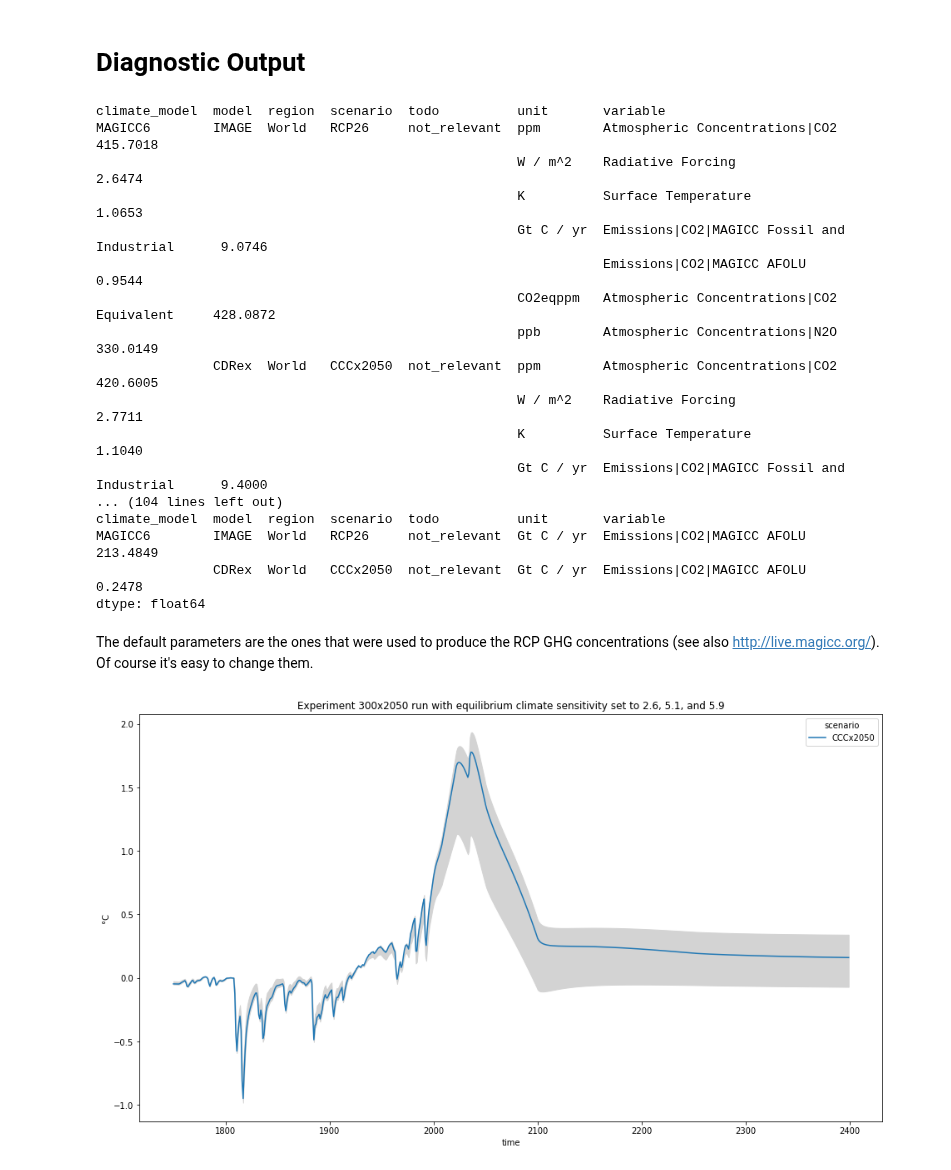
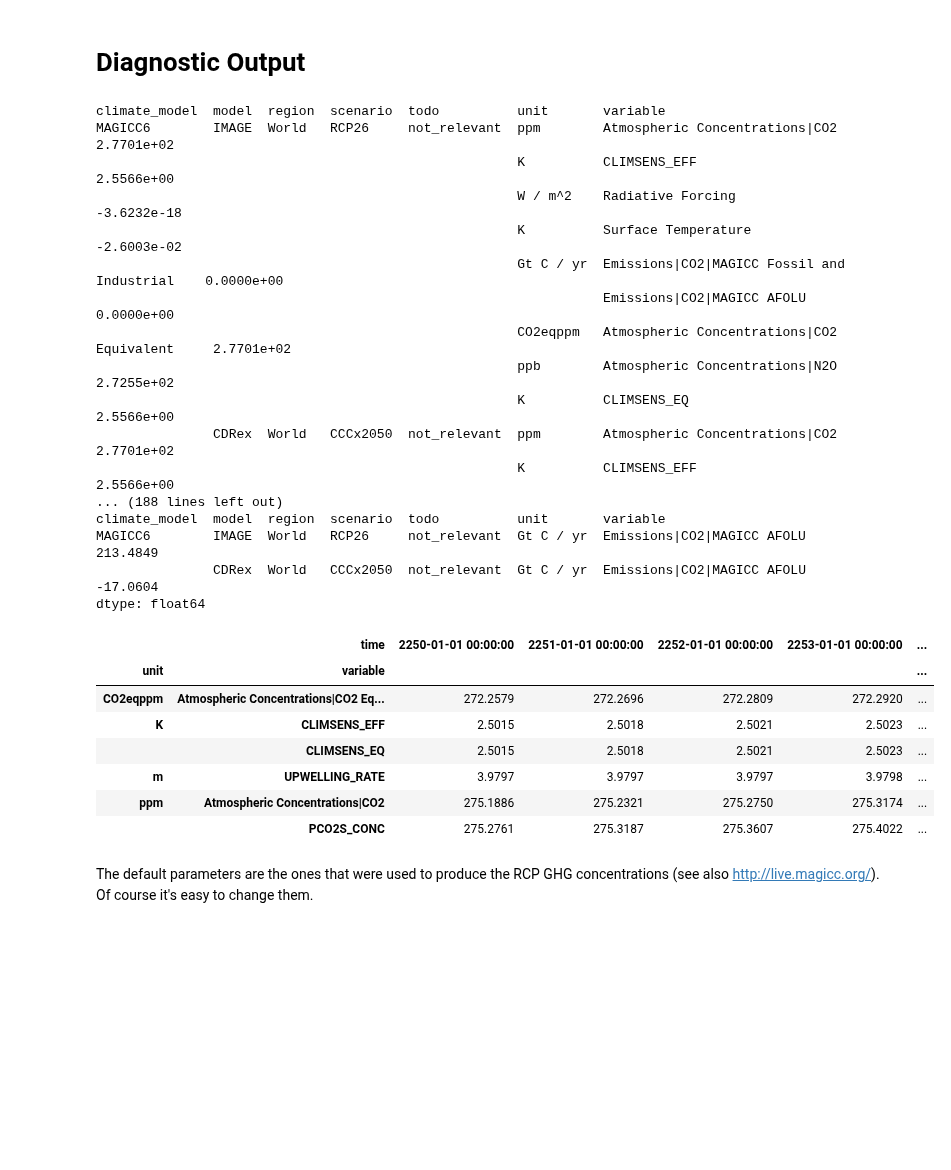
Before and after one commit to hsbay/cdrmex, a Jupyter notebook: ONCtests.ipynb, the cells around one changed output. Drawn from its saved outputs; the diff is of its cells as text; code cells hidden in the pictures; blank space fills up the shorter version.

```diff
--- a/ONCtests.ipynb
+++ b/ONCtests.ipynb
@@ -114,13 +106,13 @@ def interpt(start,end,length):
 # %%
 # Calculate how much carbon to remove to achieve 300 ppm at 2050
-CRsyr = 2022
+CRsyr = 2030
 Bkyr = 2050
 # CO₂ gas is in GtC (2021 AnthroFF)
-AnthroC = 469
-LuC =  190        # MAGICC Cumulative LUC
+AnthroC = 477.84 - (5.6886 * 6)
+LuC =  210 - 20        # MAGICC Cumulative LUC
 # to 300 ppm
-AC_2050 = 256
-LuC_2050 = 73     # 63GtC for 2.33 GtC [2021:2050]
+AC_2050 =  192
+LuC_2050 = 75         # 63GtC for 2.33 GtC [2021:2050] at 2.6 tcs
 
 # Remove IMB and LUC overage from AnthroC
 # account for differences between landsink
@@ -128,8 +120,8 @@ LuC_2050 = 73     # 63GtC for 2.33 GtC [2021:2050]
 # to the present. GCB 2020, LUC = 212.33
 # current skew will push up final CO2 ppm
 # to 277-278ppm
-#40 for 2.6 sensitivity, 0 for higher sensitivity
-skew = 0 #40
+#40 for 2.6 sensitivity, 0 for higher tcs
+skew = 49         #
 # %%
 ki_mo_ghgs_F = [ 'HFC134a', 'HFC245fa', 'HFC227ea', 'HFC4310', 'HFC32', 'HFC125', 'HFC143a', 'HFC23' ]
 broken_Fghgs = ['N2O', 'CF4', 'C2F6', 'C6F14', 'HFC143a', 'SF6']
@@ -435,7 +434,7 @@ for n, var in enumerate(vars):
 # %% [markdown]
 # Diagnostic Output
 # %%
-for dt in 2021,2050,2100,2400:
+for dt in 1750,1850,2023,2050,2100,2300:
     for var in vars,ems_ff:
         print(res.filter(variable = var,
                          region='World').timeseries().loc[:,datetime(dt,1,1)])
@@ -445,21 +444,21 @@ for dt in 2021,2050,2100,2400:
                          region='World').timeseries().loc[:,datetime(1750,1,1):datetime(dt,1,1)].sum(axis=1))
 # %% [output]
 climate_model  model  region  scenario  todo          unit       variable
-MAGICC6        IMAGE  World   RCP26     not_relevant  ppm        Atmospheric Concentrations|CO2                415.7018
-                                                      W / m^2    Radiative Forcing                               2.6474
-                                                      K          Surface Temperature                             1.0653
-                                                      Gt C / yr  Emissions|CO2|MAGICC Fossil and Industrial      9.0746
-                                                                 Emissions|CO2|MAGICC AFOLU                      0.9544
-                                                      CO2eqppm   Atmospheric Concentrations|CO2 Equivalent     428.0872
-                                                      ppb        Atmospheric Concentrations|N2O                330.0149
-               CDRex  World   CCCx2050  not_relevant  ppm        Atmospheric Concentrations|CO2                420.6005
-                                                      W / m^2    Radiative Forcing                               2.7711
-                                                      K          Surface Temperature                             1.1040
-                                                      Gt C / yr  Emissions|CO2|MAGICC Fossil and Industrial      9.4000
-... (104 lines left out)
+MAGICC6        IMAGE  World   RCP26     not_relevant  ppm        Atmospheric Concentrations|CO2                2.7701e+02
+                                                      K          CLIMSENS_EFF                                  2.5566e+00
+                                                      W / m^2    Radiative Forcing                            -3.6232e-18
+                                                      K          Surface Temperature                          -2.6003e-02
+                                                      Gt C / yr  Emissions|CO2|MAGICC Fossil and Industrial    0.0000e+00
+                                                                 Emissions|CO2|MAGICC AFOLU                    0.0000e+00
+                                                      CO2eqppm   Atmospheric Concentrations|CO2 Equivalent     2.7701e+02
+                                                      ppb        Atmospheric Concentrations|N2O                2.7255e+02
+                                                      K          CLIMSENS_EQ                                   2.5566e+00
+               CDRex  World   CCCx2050  not_relevant  ppm        Atmospheric Concentrations|CO2                2.7701e+02
+                                                      K          CLIMSENS_EFF                                  2.5566e+00
+... (188 lines left out)
 climate_model  model  region  scenario  todo          unit       variable
 MAGICC6        IMAGE  World   RCP26     not_relevant  Gt C / yr  Emissions|CO2|MAGICC AFOLU    213.4849
-               CDRex  World   CCCx2050  not_relevant  Gt C / yr  Emissions|CO2|MAGICC AFOLU      0.2478
+               CDRex  World   CCCx2050  not_relevant  Gt C / yr  Emissions|CO2|MAGICC AFOLU    -17.0604
 dtype: float64
 # %%
 #res.filter(variable = "Atmospheric Concentrations|CO2 Equivalent").timeseries().loc[:,datetime(2021,1,1):datetime(2036,1,1)]
@@ -467,3 +468,20 @@ dtype: float64
+# %%
+dfdebug2050 = res.filter(
+    scenario="CCCx2050",region="World").timeseries().xs([
+    'MAGICC6','CDRex','World','CCCx2050','not_relevant'],
+    level = ['climate_model','model','region','scenario','todo'])
+newdf = dfdebug2050.loc[ (dfdebug2050[ datetime(2299,1,1,0)] < dfdebug2050[datetime(2300,1,1,0)]) & (dfdebug2050[ datetime(2100,1,1,0)] > 0)   ]
+#print(newdf.index.values)\n",
+newdf.loc[:,datetime(2250,1,1,0):datetime(2300,1,1,0)].sort_index().style
+# %% [output]
+|  | time | 2250-01-01 00:00:00 | 2251-01-01 00:00:00 | 2252-01-01 00:00:00 | 2253-01-01 00:00:00 | ... |
+| unit | variable |  |  |  |  | ... |
+| CO2eqppm | Atmospheric Concentrations|CO2 Eq... | 272.2579 | 272.2696 | 272.2809 | 272.2920 | ... |
+| K | CLIMSENS_EFF | 2.5015 | 2.5018 | 2.5021 | 2.5023 | ... |
+|  | CLIMSENS_EQ | 2.5015 | 2.5018 | 2.5021 | 2.5023 | ... |
+| m | UPWELLING_RATE | 3.9797 | 3.9797 | 3.9797 | 3.9798 | ... |
+| ppm | Atmospheric Concentrations|CO2 | 275.1886 | 275.2321 | 275.2750 | 275.3174 | ... |
+|  | PCO2S_CONC | 275.2761 | 275.3187 | 275.3607 | 275.4022 | ... |
 # %% [markdown]
 The default parameters are the ones that were used to produce the RCP GHG concentrations (see also http://live.magicc.org/). Of course it's easy to change them.
 # %%
@@ -473,6 +491,8 @@ runs = {"default": sitv,
         "high": hsitv}
 runsdf = {}
 mcfg = magcfg.copy()
+ticks = np.arange(graphstart, magcfg["endyear"]+1, 50)
+tickslabels = np.array(ticks, dtype=str).tolist()
 
 for rn in runs:
     mcfg['core_climatesensitivity'] = runs[rn]
@@ -480,18 +500,19 @@ for rn in runs:
     runsdf[rn] = meanbln(scenario, newrn, **mcfg)
 
 filtering = {"region": "World", "variable": "Surface Temperature",
-             "year": range(1750, magcfg["endyear"])}
-fig, ax = plt.subplots(nrows=1, ncols=1, figsize=(16, 9))
-runsdf['default'].filter(**filtering).line_plot(x="time", ax=ax)
+             "year": range(graphstart, magcfg["endyear"])}
+fig, ax = plt.subplots( nrows=1, ncols=1, figsize=(16, 9))
+runsdf['default'].filter(**filtering).line_plot( x="time", ax=ax )
+#ax.set_xticks(ticks)
+#ax.set_xticklabels(ticklabels)
 plt.fill_between(
     runsdf['default'].filter(**filtering)['time'],
     runsdf['low'].filter(**filtering).timeseries().values.squeeze(),
     runsdf['high'].filter(**filtering).timeseries().values.squeeze(),
-    color="lightgray"
+    color="lightgray",
 )
 plt.title(
     (f"Experiment 300x2050 run with equilibrium climate sensitivity set to {lsitv}, {sitv}, and {hsitv}")
 )
 plt.ylabel("°C");
+#print (f"xticks {xticks} and xlabels {xlabels}")
-# %% [output]
-[figure, removed]
```
Also changed, not shown: parts of 11 cells of this notebook.
